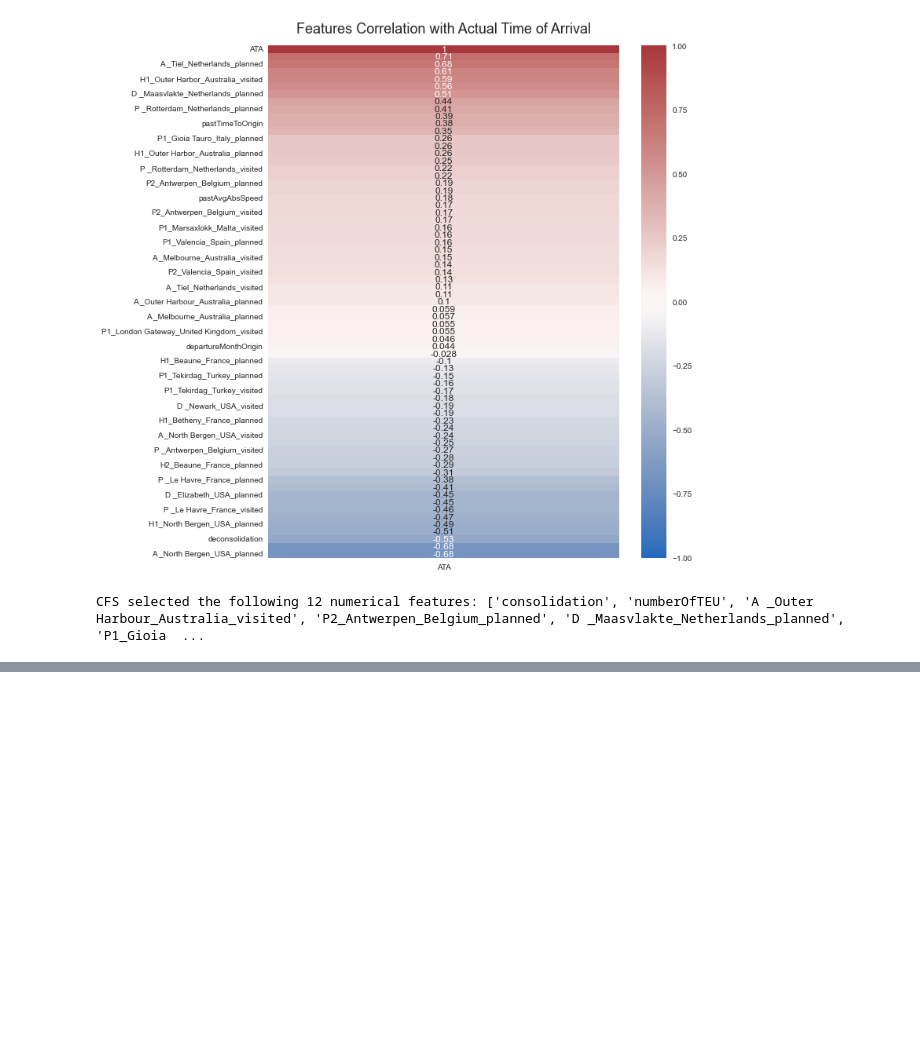
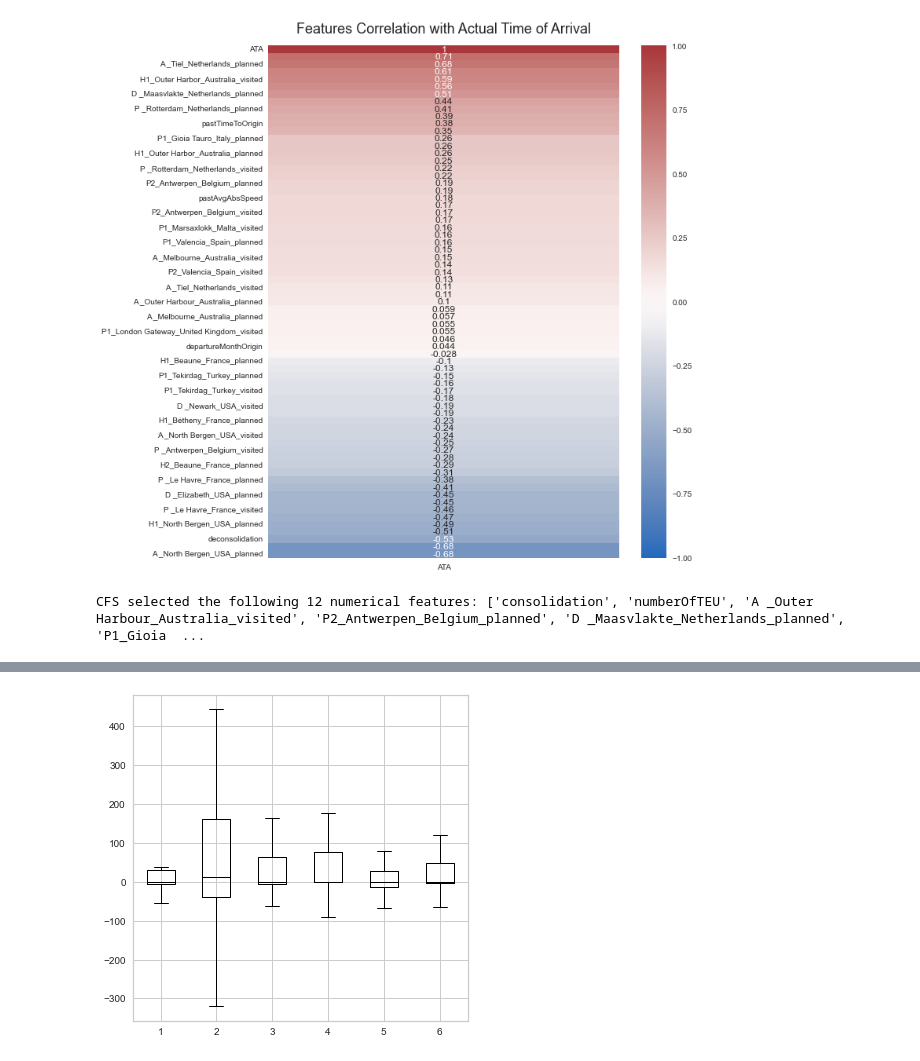
Before and after one commit to thijnalbers/ThesisCode, a Jupyter notebook: Notebook.ipynb, the cells around one changed output, grey strips where cells are left out. Cells and saved outputs as stored; diff of their text form; code cells hidden in the pictures; blank space fills up the shorter version.

Commit message:
Start with boxplots

```diff
--- a/Notebook.ipynb
+++ b/Notebook.ipynb
@@ -400,2 +397,44 @@ plt.savefig('output/model_comparison_qq.png')
 # %%
 df.to_excel("output/output.xlsx")
+# %%
+pipeline = Pipeline([('scaler', StandardScaler()), ('model', RandomForestRegressor())])
+
+def get_series(xtrain, xtest, ytrain, ytest):
+    pipeline.fit(xtrain, ytrain)
+    results = pipeline.predict(xtest)
+    xs = (results - ytest).to_numpy()
+    xs.sort()
+    return xs
+
+def load_default():
+    return (train_test_split(X, y,random_state=0))
+
+def load_no_eta():
+    X_no_eta = X.drop(columns=['ETA'])
+    return (train_test_split(X_no_eta, y, random_state=0))
+
+def load_no_planned():
+    planned_columns = [c for c in X.columns.values if '_planned' in c]
+    X_no_planned = X.drop(columns=planned_columns)
+    return (train_test_split(X_no_planned, y, random_state=0))
+
+def load_no_route():
+    planned_columns = [c for c in X.columns.values if '_planned' in c or '_visited' in c]
+    X_no_route = X.drop(columns=planned_columns)
+    return (train_test_split(X_no_route, y, random_state=0))
+
+def load_no_consolidation():
+    planned_columns = [c for c in X.columns.values if c.startswith('H1_') ]
+    X_no_consolidation_nodes = X.drop(columns=planned_columns)
+    return (train_test_split(X_no_consolidation_nodes, y, random_state=0))
+
+def load_no_major_ports():
+    X_no_ports = X.drop(columns=['portOfLoading', 'portOfDischarge'])
+    return (train_test_split(X_no_ports, y, random_state=0))
+
+fig, axes = plt.subplots(figsize=(6,6))
+series = [get_series(*f()) for f in [load_default, load_no_eta, load_no_planned, load_no_route, load_no_consolidation, load_no_major_ports]]
+axes.boxplot(series, showfliers=False, medianprops={'color' : 'black'})
+plt.savefig('output/boxplots.png')
+# %% [output]
+[figure, added]
```
Also changed, not shown: parts of 4 cells of this notebook.
